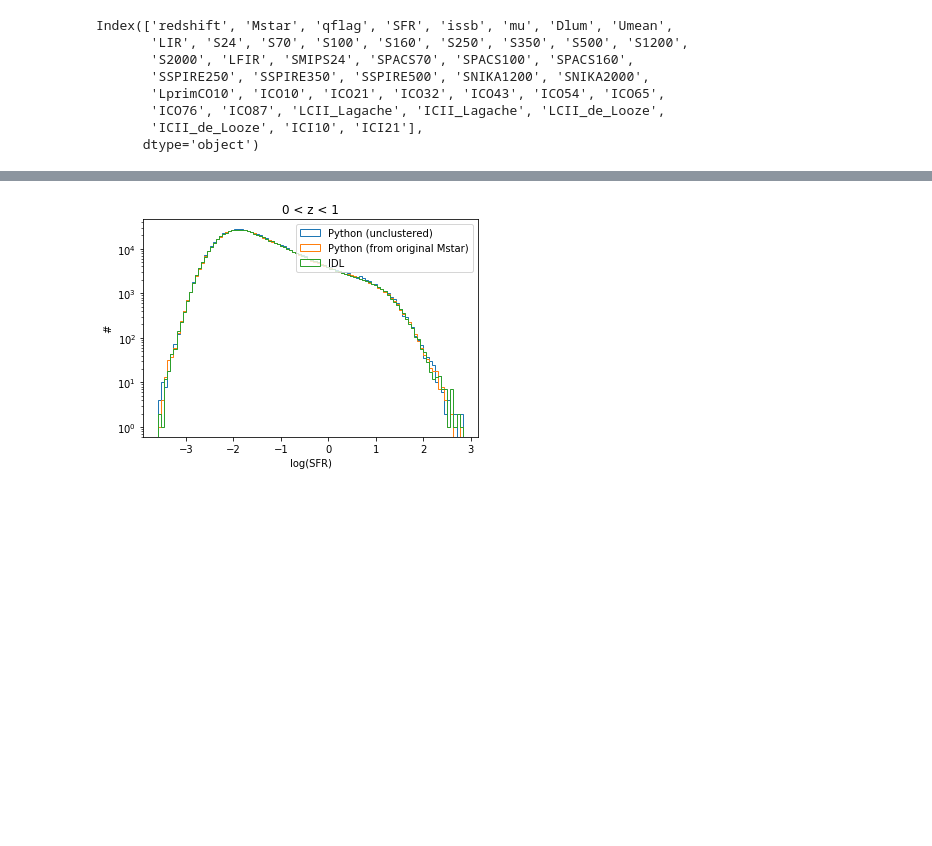
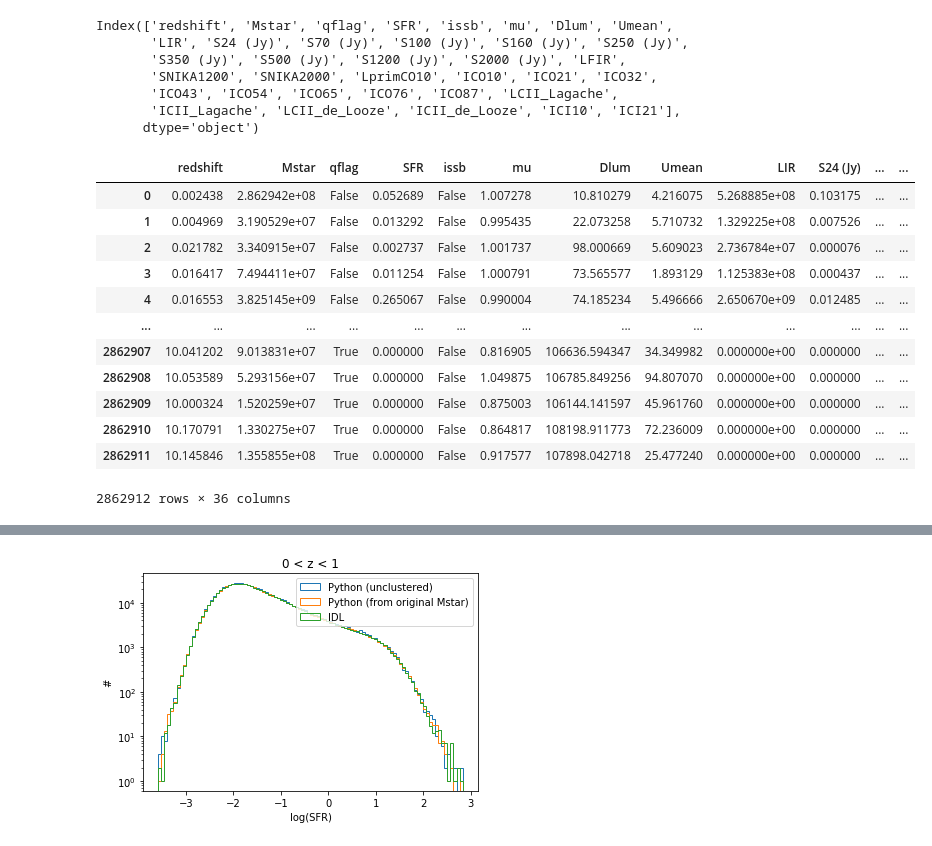
Before and after one commit to Yogesh3/sides, a Jupyter notebook: PYSIDES/Check_IDL_python_consistency.ipynb, the cells around one changed output, grey strips where cells are left out. Drawn from its saved outputs; the diff is of its cells as text; code cells hidden in the pictures; blank space fills up the shorter version.

Commit message:
first run of original catalog

```diff
--- a/PYSIDES/Check_IDL_python_consistency.ipynb
+++ b/PYSIDES/Check_IDL_python_consistency.ipynb
@@ -2,11 +2,13 @@
 import pickle
 import pandas as pd
 
-cat_py = pickle.load(open("OUTPUTS/Unclustered_1deg2.p", "rb"))
+OUTPUT = '/project/r/rbond/ymehta3/output/SIDES/PYSIDES_ORIGINAL_OUTPUTS/'
+
+cat_py = pickle.load(open(OUTPUT + "Unclustered_1deg2.p", "rb"))
 
 renorm = 2.
 
-cat_py_ori = pickle.load(open("OUTPUTS/pySIDES_from_original.p", "rb"))
+cat_py_ori = pickle.load(open(OUTPUT + "pySIDES_from_original.p", "rb"))
 # %%
 #from scipy.io import readsav
 
@@ -15,10 +17,25 @@ cat_idl = pd.read_csv('SIDES_Bethermin2017.csv')
 cat_py.columns
 # %% [output]
 Index(['redshift', 'Mstar', 'qflag', 'SFR', 'issb', 'mu', 'Dlum', 'Umean',
-       'LIR', 'S24', 'S70', 'S100', 'S160', 'S250', 'S350', 'S500', 'S1200',
-       'S2000', 'LFIR', 'SMIPS24', 'SPACS70', 'SPACS100', 'SPACS160',
-       'SSPIRE250', 'SSPIRE350', 'SSPIRE500', 'SNIKA1200', 'SNIKA2000',
-       'LprimCO10', 'ICO10', 'ICO21', 'ICO32', 'ICO43', 'ICO54', 'ICO65',
-       'ICO76', 'ICO87', 'LCII_Lagache', 'ICII_Lagache', 'LCII_de_Looze',
-       'ICII_de_Looze', 'ICI10', 'ICI21'],
+       'LIR', 'S24 (Jy)', 'S70 (Jy)', 'S100 (Jy)', 'S160 (Jy)', 'S250 (Jy)',
+       'S350 (Jy)', 'S500 (Jy)', 'S1200 (Jy)', 'S2000 (Jy)', 'LFIR',
+       'SNIKA1200', 'SNIKA2000', 'LprimCO10', 'ICO10', 'ICO21', 'ICO32',
+       'ICO43', 'ICO54', 'ICO65', 'ICO76', 'ICO87', 'LCII_Lagache',
+       'ICII_Lagache', 'LCII_de_Looze', 'ICII_de_Looze', 'ICI10', 'ICI21'],
       dtype='object')
+# %%
+cat_py
+# %% [output]
+|  | redshift | Mstar | qflag | SFR | issb | mu | Dlum | Umean | LIR | S24 (Jy) | ... | ... |
+| 0 | 0.002438 | 2.862942e+08 | False | 0.052689 | False | 1.007278 | 10.810279 | 4.216075 | 5.268885e+08 | 0.103175 | ... | ... |
+| 1 | 0.004969 | 3.190529e+07 | False | 0.013292 | False | 0.995435 | 22.073258 | 5.710732 | 1.329225e+08 | 0.007526 | ... | ... |
+| 2 | 0.021782 | 3.340915e+07 | False | 0.002737 | False | 1.001737 | 98.000669 | 5.609023 | 2.736784e+07 | 0.000076 | ... | ... |
+| 3 | 0.016417 | 7.494411e+07 | False | 0.011254 | False | 1.000791 | 73.565577 | 1.893129 | 1.125383e+08 | 0.000437 | ... | ... |
+| 4 | 0.016553 | 3.825145e+09 | False | 0.265067 | False | 0.990004 | 74.185234 | 5.496666 | 2.650670e+09 | 0.012485 | ... | ... |
+| ... | ... | ... | ... | ... | ... | ... | ... | ... | ... | ... | ... | ... |
+| 2862907 | 10.041202 | 9.013831e+07 | True | 0.000000 | False | 0.816905 | 106636.594347 | 34.349982 | 0.000000e+00 | 0.000000 | ... | ... |
+| 2862908 | 10.053589 | 5.293156e+07 | True | 0.000000 | False | 1.049875 | 106785.849256 | 94.807070 | 0.000000e+00 | 0.000000 | ... | ... |
+| 2862909 | 10.000324 | 1.520259e+07 | True | 0.000000 | False | 0.875003 | 106144.141597 | 45.961760 | 0.000000e+00 | 0.000000 | ... | ... |
+| 2862910 | 10.170791 | 1.330275e+07 | True | 0.000000 | False | 0.864817 | 108198.911773 | 72.236009 | 0.000000e+00 | 0.000000 | ... | ... |
+| 2862911 | 10.145846 | 1.355855e+08 | True | 0.000000 | False | 0.917577 | 107898.042718 | 25.477240 | 0.000000e+00 | 0.000000 | ... | ... |
+2862912 rows × 36 columns
```
Also changed, not shown: parts of 3 cells of this notebook, 3 other files.
